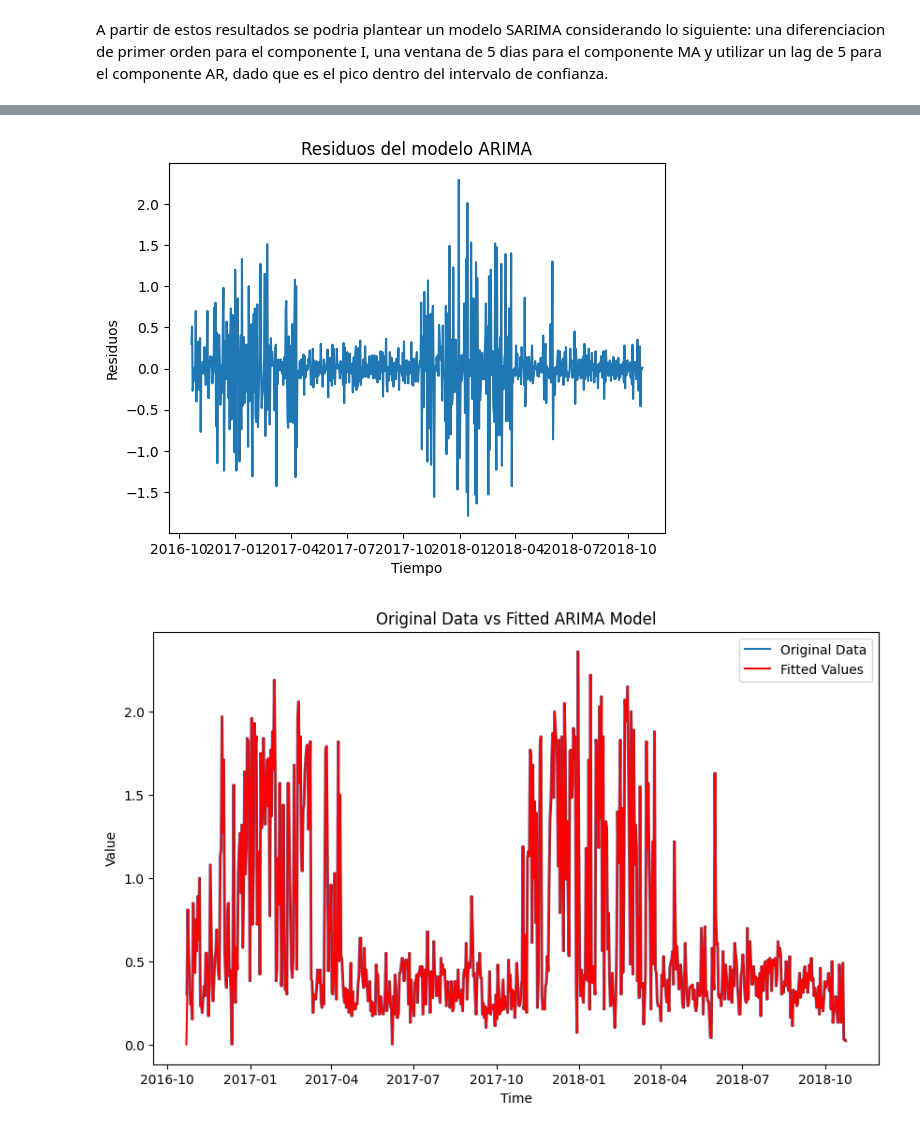
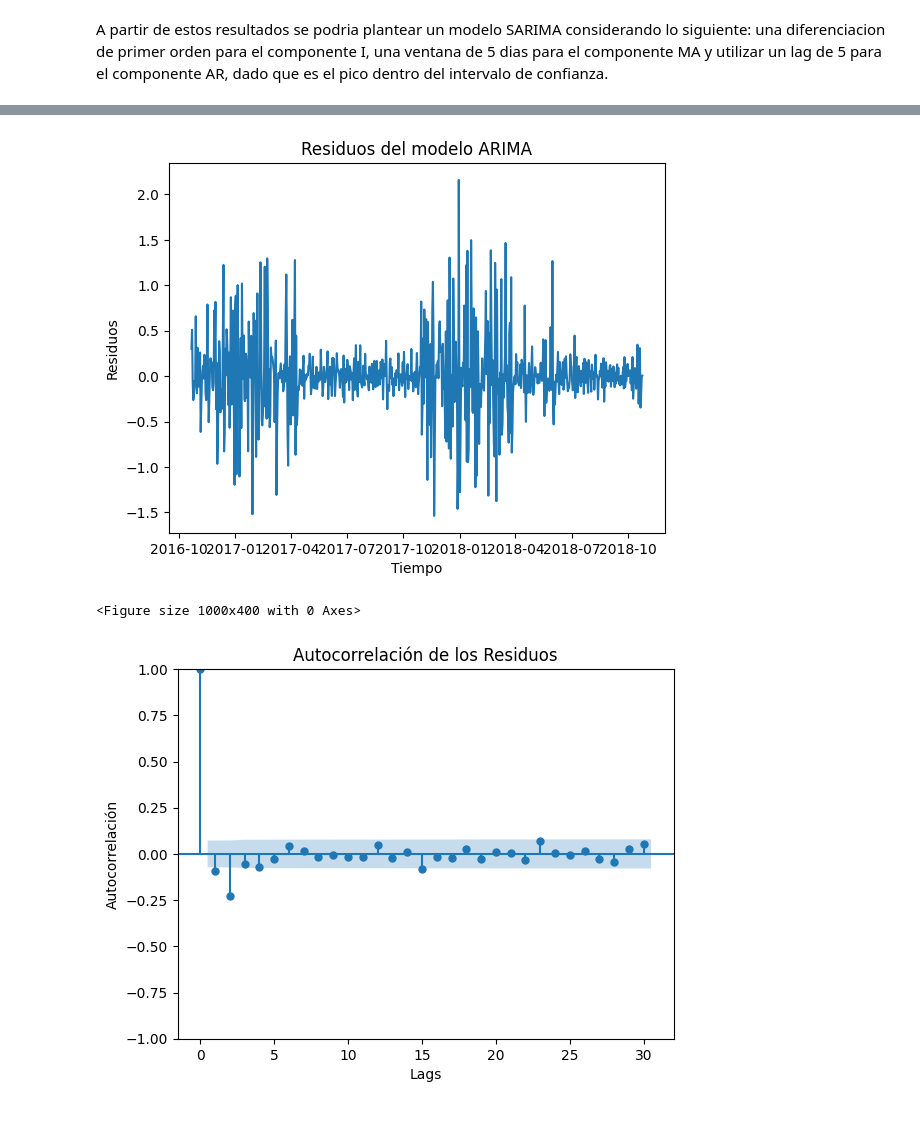
Before and after one commit to rpazos98/series-temporales, a Jupyter notebook: TP_Series_Temporales_Rodrigo_Pazos.ipynb, the cells around one changed output, grey strips where cells are left out. Cells and saved outputs as stored; diff of their text form; code cells hidden in the pictures.

```diff
--- a/TP_Series_Temporales_Rodrigo_Pazos.ipynb
+++ b/TP_Series_Temporales_Rodrigo_Pazos.ipynb
@@ -361,7 +361,7 @@ A partir de estos resultados se podria plantear un modelo SARIMA considerando lo
 # %%
 from statsmodels.tsa.arima.model import ARIMA
 
-modelo_arima = ARIMA(series, order=(0, 1, 0))
+modelo_arima = ARIMA(series, order=(1, 1, 0))
 modelo_arima_resultados = modelo_arima.fit()
 
 print(modelo_arima_resultados.summary())
@@ -373,19 +373,11 @@ plt.xlabel('Tiempo')
 plt.ylabel('Residuos')
 plt.show()
 
-import matplotlib.pyplot as plt
-
-# Plot the original series
-plt.figure(figsize=(10, 6))
-plt.plot(series.index, series.values, label='Original Data')
-
-# Plot the fitted values of the ARIMA model
-plt.plot(series.index, modelo_arima_resultados.fittedvalues, color='red', label='Fitted Values')
-
-plt.title('Original Data vs Fitted ARIMA Model')
-plt.xlabel('Time')
-plt.ylabel('Value')
-plt.legend()
+plt.figure(figsize=(10, 4))
+plot_acf(residuos, lags=30, alpha=0.05)
+plt.title('Autocorrelación de los Residuos')
+plt.xlabel('Lags')
+plt.ylabel('Autocorrelación')
 plt.show()
 # %% [output]
                                          SARIMAX Results
@@ -404,9 +396,10 @@ Covariance Type:                                     opg
 ===================================================================================
 
 Warnings:
 [1] Covariance matrix calculated using the outer product of gradients (complex-step).
-[figure, old version]
+[figure, new version]
+<Figure size 1000x400 with 0 Axes>
-[figure, old version]
+[figure, new version]
 # %%
 from statsmodels.tsa.arima.model import ARIMA
 
```
Also changed, not shown: parts of 10 cells of this notebook, 1 other file.
